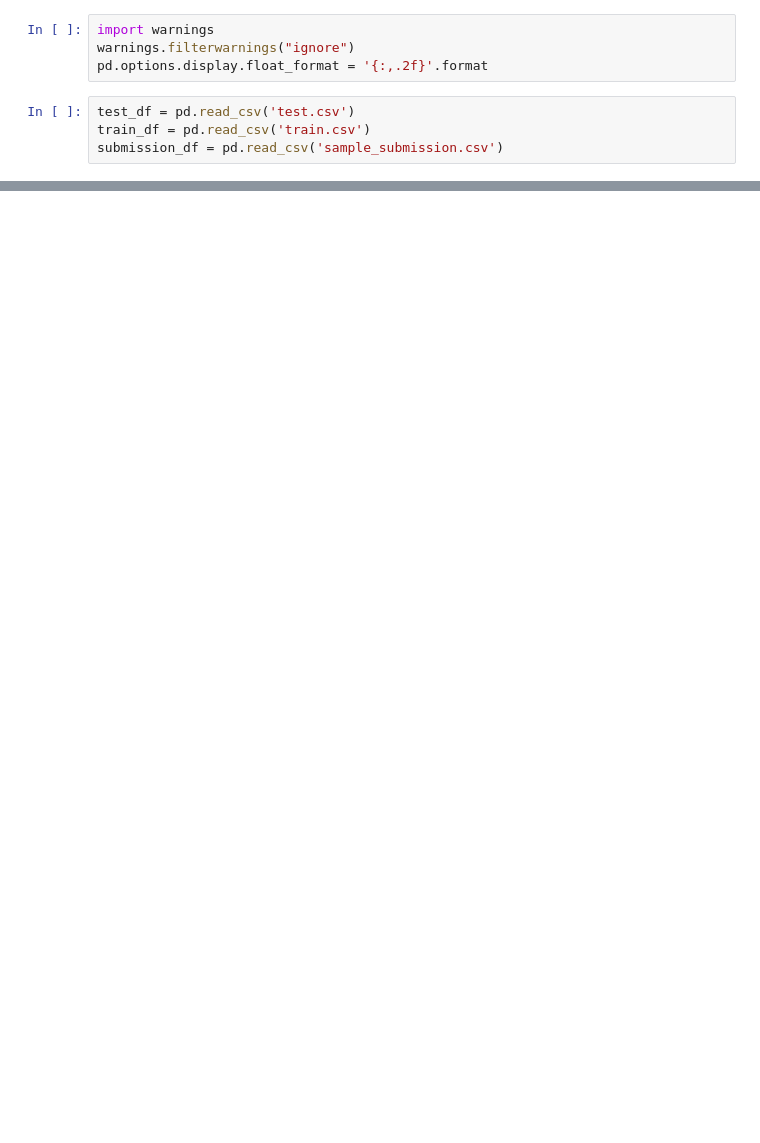
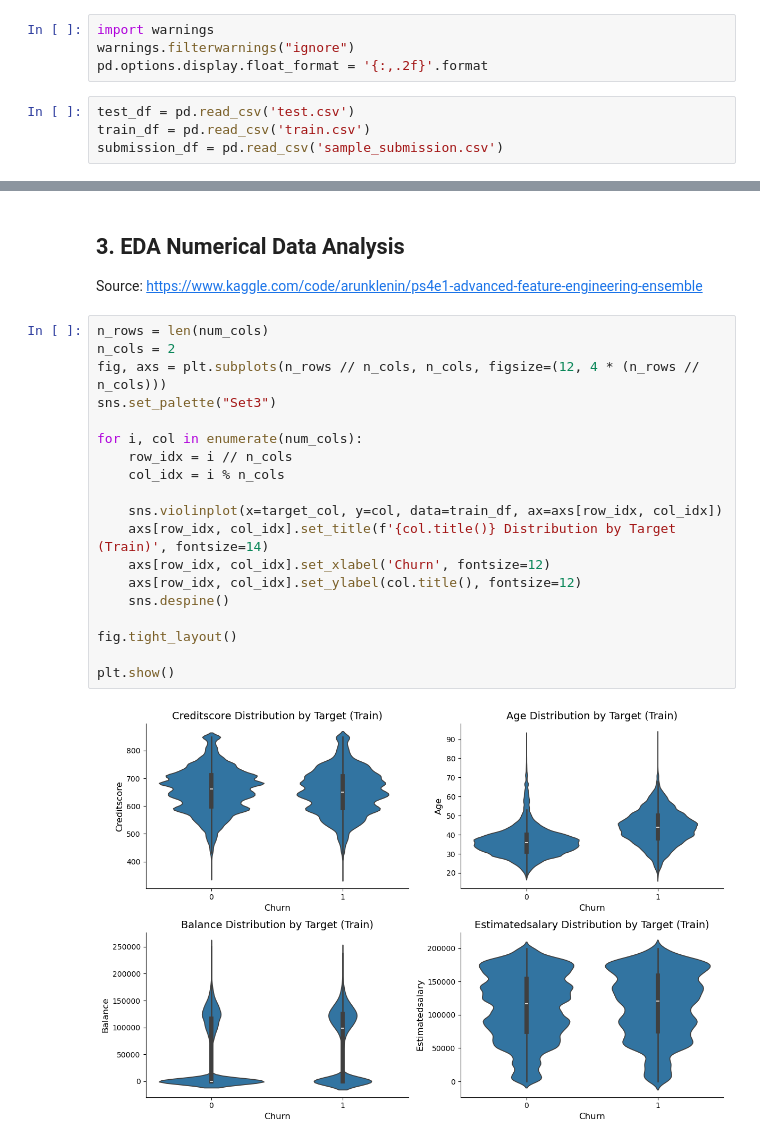
Before and after one commit to KrystianPi/Kaggle-S4E1, a Jupyter notebook: eda.ipynb, the cells around one changed output, grey strips where cells are left out. Drawn from its saved outputs; the diff is of its cells as text; blank space fills up the shorter version.

```diff
--- a/eda.ipynb
+++ b/eda.ipynb
@@ -156,0 +133,24 @@ plt.show()
+# %% [markdown]
+## 3. EDA Numerical Data Analysis
+Source: https://www.kaggle.com/code/arunklenin/ps4e1-advanced-feature-engineering-ensemble
+# %%
+n_rows = len(num_cols)
+n_cols = 2
+fig, axs = plt.subplots(n_rows // n_cols, n_cols, figsize=(12, 4 * (n_rows // n_cols)))
+sns.set_palette("Set3")
+
+for i, col in enumerate(num_cols):
+    row_idx = i // n_cols
+    col_idx = i % n_cols
+
+    sns.violinplot(x=target_col, y=col, data=train_df, ax=axs[row_idx, col_idx])
+    axs[row_idx, col_idx].set_title(f'{col.title()} Distribution by Target (Train)', fontsize=14)
+    axs[row_idx, col_idx].set_xlabel('Churn', fontsize=12)
+    axs[row_idx, col_idx].set_ylabel(col.title(), fontsize=12)
+    sns.despine()
+
+fig.tight_layout()
+
+plt.show()
+# %% [output]
+[figure, added]
```
Also changed, not shown: parts of 19 cells of this notebook.
